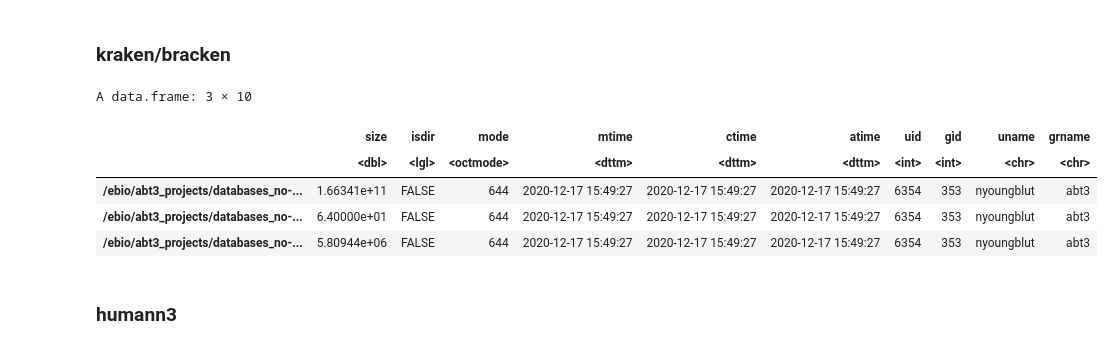
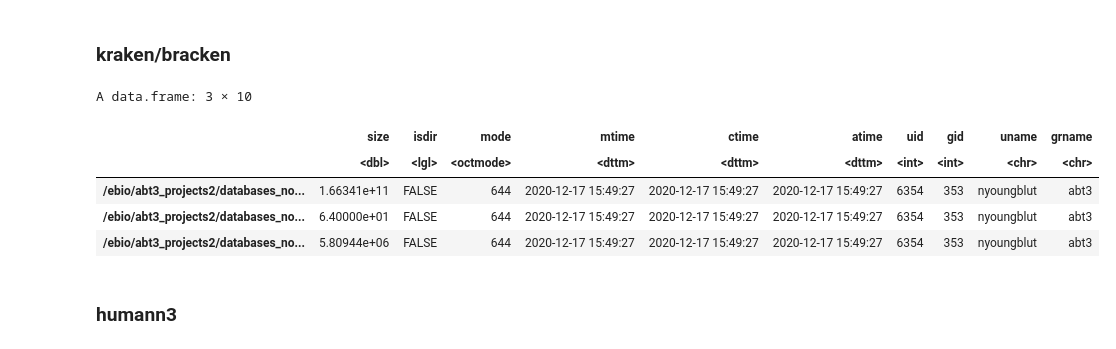
Before and after one commit to leylabmpi/Struo2, a Jupyter notebook: notebooks/GTDB_release95/03_GTDBr95_db/02_GTDBr95_create.ipynb, the cells around one changed output. Drawn from its saved outputs; the diff is of its cells as text; code cells hidden in the pictures.

Commit message:
updated path to databases_no-backup

```diff
--- a/notebooks/GTDB_release95/03_GTDBr95_db/02_GTDBr95_create.ipynb
+++ b/notebooks/GTDB_release95/03_GTDBr95_db/02_GTDBr95_create.ipynb
@@ -62,18 +62,18 @@ $ screen -L -S struo2-GTDBr95 ./snakemake_sge.sh /ebio/abt3_projects/databases_n
 ### kraken/bracken
 # %%
 db_files = c(
-    '/ebio/abt3_projects/databases_no-backup/GTDB/release95/Struo2/kraken2/hash.k2d',
-    '/ebio/abt3_projects/databases_no-backup/GTDB/release95/Struo2/kraken2/opts.k2d',
-    '/ebio/abt3_projects/databases_no-backup/GTDB/release95/Struo2/kraken2/taxo.k2d'
+    '/ebio/abt3_projects2/databases_no-backup/GTDB/release95/Struo2/kraken2/hash.k2d',
+    '/ebio/abt3_projects2/databases_no-backup/GTDB/release95/Struo2/kraken2/opts.k2d',
+    '/ebio/abt3_projects2/databases_no-backup/GTDB/release95/Struo2/kraken2/taxo.k2d'
 )
 db_files %>% lapply(file.info) %>% do.call(rbind, .)
 # %% [output]
 A data.frame: 3 × 10
 |  | size | isdir | mode | mtime | ctime | atime | uid | gid | uname | grname |
 |  | <dbl> | <lgl> | <octmode> | <dttm> | <dttm> | <dttm> | <int> | <int> | <chr> | <chr> |
-| /ebio/abt3_projects/databases_no-... | 1.66341e+11 | FALSE | 644 | 2020-12-17 15:49:27 | 2020-12-17 15:49:27 | 2020-12-17 15:49:27 | 6354 | 353 | nyoungblut | abt3 |
-| /ebio/abt3_projects/databases_no-... | 6.40000e+01 | FALSE | 644 | 2020-12-17 15:49:27 | 2020-12-17 15:49:27 | 2020-12-17 15:49:27 | 6354 | 353 | nyoungblut | abt3 |
-| /ebio/abt3_projects/databases_no-... | 5.80944e+06 | FALSE | 644 | 2020-12-17 15:49:27 | 2020-12-17 15:49:27 | 2020-12-17 15:49:27 | 6354 | 353 | nyoungblut | abt3 |
+| /ebio/abt3_projects2/databases_no... | 1.66341e+11 | FALSE | 644 | 2020-12-17 15:49:27 | 2020-12-17 15:49:27 | 2020-12-17 15:49:27 | 6354 | 353 | nyoungblut | abt3 |
+| /ebio/abt3_projects2/databases_no... | 6.40000e+01 | FALSE | 644 | 2020-12-17 15:49:27 | 2020-12-17 15:49:27 | 2020-12-17 15:49:27 | 6354 | 353 | nyoungblut | abt3 |
+| /ebio/abt3_projects2/databases_no... | 5.80944e+06 | FALSE | 644 | 2020-12-17 15:49:27 | 2020-12-17 15:49:27 | 2020-12-17 15:49:27 | 6354 | 353 | nyoungblut | abt3 |
 # %% [markdown]
 ### humann3
 # %%
```
Also changed, not shown: parts of 5 cells of this notebook, 13 other files.
